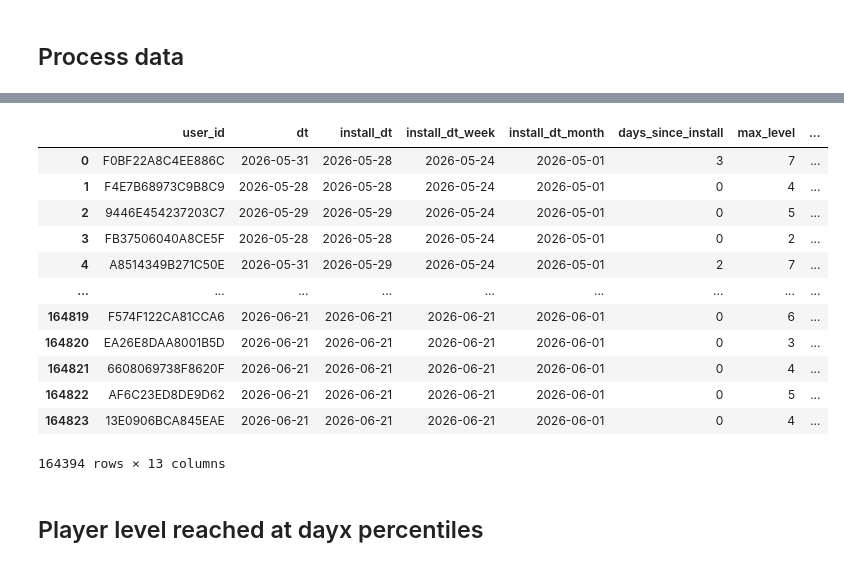
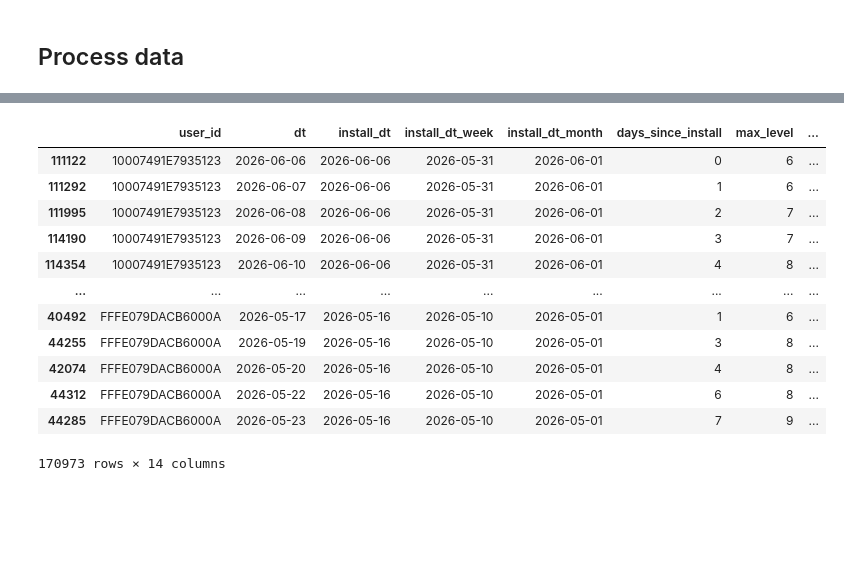
Before and after one commit to ivanaguilar-trailmix/testrepo, a Jupyter notebook: earlyftue/earlyftue.ipynb, the cells around one changed output, grey strips where cells are left out. Drawn from its saved outputs; the diff is of its cells as text; code cells hidden in the pictures; blank space fills up the shorter version.

```diff
--- a/earlyftue/earlyftue.ipynb
+++ b/earlyftue/earlyftue.ipynb
@@ -132,11 +266,11 @@ def add_event_annotations(fig, events_config, x_col='max_level', ftue_col='FTUE_
 import datetime as dt
 
 new_ftue_date = dt.datetime(2026, 6, 1)
-days_from_start = (dt.datetime.today() - new_ftue_date).days+3
+days_from_start = (dt.datetime.today() - new_ftue_date).days
 start_date1 = new_ftue_date - dt.timedelta(days=days_from_start)
 end_date1 = new_ftue_date-dt.timedelta(days=1)
 start_date2 = new_ftue_date
-end_date2 = dt.datetime.today()
+end_date2 = dt.datetime.today()-dt.timedelta(days=1)
 
 # print all dates
 print(f"Start Date 1: {start_date1.strftime('%Y-%m-%d')}")
@@ -152,5 +287,6 @@ End Date 2: 2026-06-22
 refresh_data = True
 # %%
+# hide-output
 # Point to the SQL file and set the start date for the cohort window
 
 query_location = './sql/playerlevel.sql'
@@ -159,6 +295,8 @@ parameters = {
     'end_date1': end_date1.strftime('%Y-%m-%d'),
     'start_date2': start_date2.strftime('%Y-%m-%d'),
     'end_date2': end_date2.strftime('%Y-%m-%d'),
+    #'exclude_networks': ['CPE','Non-Attributed']
+    'exclude_networks': ['']
 }
 
 # Print cost estimate before running — avoids accidental expensive queries (~$1.63 / 242 GB)
@@ -471,20 +980,20 @@ fig = px.line(pl_ftue_max_level_agg,
 
 fig.show()
 # %%
+# hide-output
+data.sort_values(['user_id', 'days_since_install'], inplace=True)
 data
 # %% [output]
 |  | user_id | dt | install_dt | install_dt_week | install_dt_month | days_since_install | max_level | ... |
-| 0 | F0BF22A8C4EE886C | 2026-05-31 | 2026-05-28 | 2026-05-24 | 2026-05-01 | 3 | 7 | ... |
-| 1 | F4E7B68973C9B8C9 | 2026-05-28 | 2026-05-28 | 2026-05-24 | 2026-05-01 | 0 | 4 | ... |
-| 2 | 9446E454237203C7 | 2026-05-29 | 2026-05-29 | 2026-05-24 | 2026-05-01 | 0 | 5 | ... |
-| 3 | FB37506040A8CE5F | 2026-05-28 | 2026-05-28 | 2026-05-24 | 2026-05-01 | 0 | 2 | ... |
-| 4 | A8514349B271C50E | 2026-05-31 | 2026-05-29 | 2026-05-24 | 2026-05-01 | 2 | 7 | ... |
+| 111122 | 10007491E7935123 | 2026-06-06 | 2026-06-06 | 2026-05-31 | 2026-06-01 | 0 | 6 | ... |
+| 111292 | 10007491E7935123 | 2026-06-07 | 2026-06-06 | 2026-05-31 | 2026-06-01 | 1 | 6 | ... |
+| 111995 | 10007491E7935123 | 2026-06-08 | 2026-06-06 | 2026-05-31 | 2026-06-01 | 2 | 7 | ... |
+| 114190 | 10007491E7935123 | 2026-06-09 | 2026-06-06 | 2026-05-31 | 2026-06-01 | 3 | 7 | ... |
+| 114354 | 10007491E7935123 | 2026-06-10 | 2026-06-06 | 2026-05-31 | 2026-06-01 | 4 | 8 | ... |
 | ... | ... | ... | ... | ... | ... | ... | ... | ... |
-| 164819 | F574F122CA81CCA6 | 2026-06-21 | 2026-06-21 | 2026-06-21 | 2026-06-01 | 0 | 6 | ... |
-| 164820 | EA26E8DAA8001B5D | 2026-06-21 | 2026-06-21 | 2026-06-21 | 2026-06-01 | 0 | 3 | ... |
-| 164821 | 6608069738F8620F | 2026-06-21 | 2026-06-21 | 2026-06-21 | 2026-06-01 | 0 | 4 | ... |
-| 164822 | AF6C23ED8DE9D62 | 2026-06-21 | 2026-06-21 | 2026-06-21 | 2026-06-01 | 0 | 5 | ... |
-| 164823 | 13E0906BCA845EAE | 2026-06-21 | 2026-06-21 | 2026-06-21 | 2026-06-01 | 0 | 4 | ... |
+| 40492 | FFFE079DACB6000A | 2026-05-17 | 2026-05-16 | 2026-05-10 | 2026-05-01 | 1 | 6 | ... |
+| 44255 | FFFE079DACB6000A | 2026-05-19 | 2026-05-16 | 2026-05-10 | 2026-05-01 | 3 | 8 | ... |
+| 42074 | FFFE079DACB6000A | 2026-05-20 | 2026-05-16 | 2026-05-10 | 2026-05-01 | 4 | 8 | ... |
+| 44312 | FFFE079DACB6000A | 2026-05-22 | 2026-05-16 | 2026-05-10 | 2026-05-01 | 6 | 8 | ... |
+| 44285 | FFFE079DACB6000A | 2026-05-23 | 2026-05-16 | 2026-05-10 | 2026-05-01 | 7 | 9 | ... |
-164394 rows × 13 columns
+170973 rows × 14 columns
-# %% [markdown]
-## Player level reached at dayx percentiles
```
Also changed, not shown: parts of 61 cells of this notebook, 4 other files.
